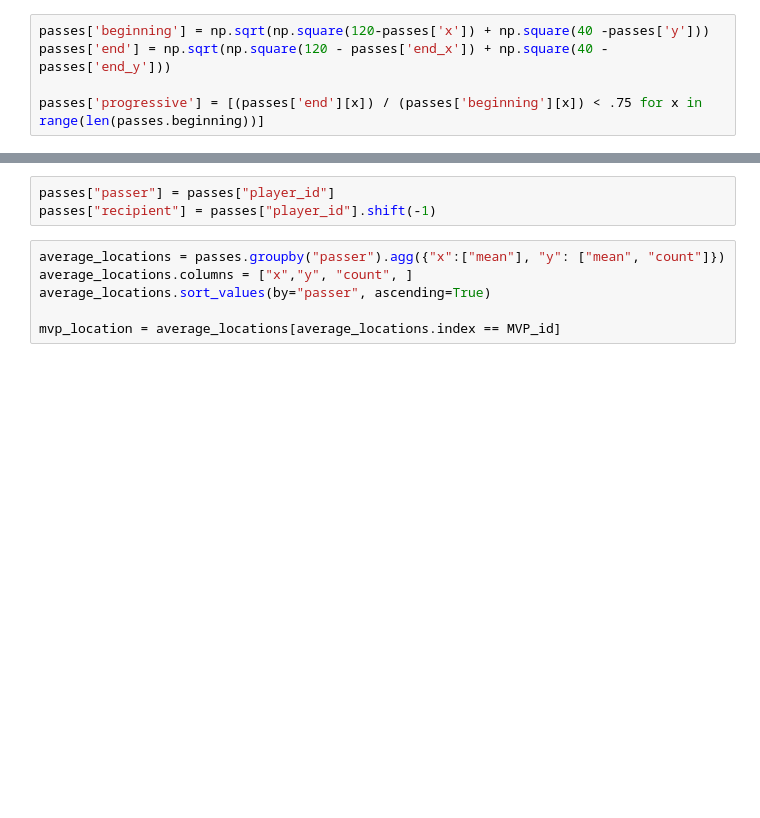
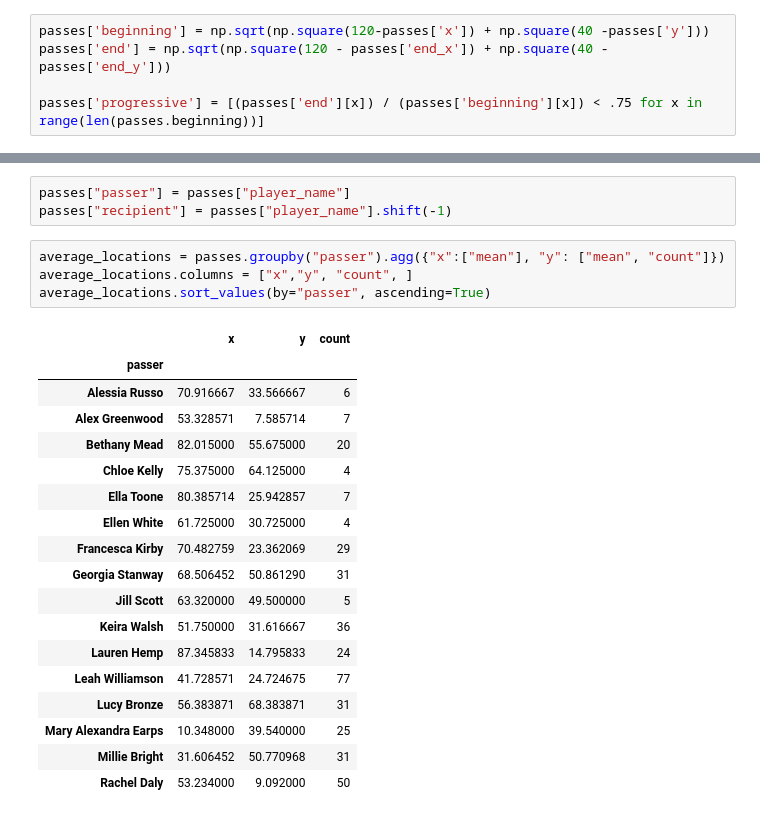
Before and after one commit to AugustSteff/Data-Analysis-in-football, a Jupyter notebook: Womens_euro_2022_analysis/Match_Reports/Match_Report_Beth_Mead_vs_Sweden.ipynb, the cells around one changed output, grey strips where cells are left out. Saved outputs shown, nothing was run; the diff lists cells and outputs as text; blank space fills up the shorter version.

```diff
--- a/Womens_euro_2022_analysis/Match_Reports/Match_Report_Beth_Mead_vs_Sweden.ipynb
+++ b/Womens_euro_2022_analysis/Match_Reports/Match_Report_Beth_Mead_vs_Sweden.ipynb
@@ -191,9 +149,26 @@ countClearance = Clearance.shape[0]
 # %%
-passes["passer"] = passes["player_id"]
-passes["recipient"] = passes["player_id"].shift(-1)
+passes["passer"] = passes["player_name"]
+passes["recipient"] = passes["player_name"].shift(-1)
 # %%
 average_locations = passes.groupby("passer").agg({"x":["mean"], "y": ["mean", "count"]})
 average_locations.columns = ["x","y", "count", ]
 average_locations.sort_values(by="passer", ascending=True)
-
-mvp_location = average_locations[average_locations.index == MVP_id]
+# %% [output]
+|  | x | y | count |
+| passer |  |  |  |
+| Alessia Russo | 70.916667 | 33.566667 | 6 |
+| Alex Greenwood | 53.328571 | 7.585714 | 7 |
+| Bethany Mead | 82.015000 | 55.675000 | 20 |
+| Chloe Kelly | 75.375000 | 64.125000 | 4 |
+| Ella Toone | 80.385714 | 25.942857 | 7 |
+| Ellen White | 61.725000 | 30.725000 | 4 |
+| Francesca Kirby | 70.482759 | 23.362069 | 29 |
+| Georgia Stanway | 68.506452 | 50.861290 | 31 |
+| Jill Scott | 63.320000 | 49.500000 | 5 |
+| Keira Walsh | 51.750000 | 31.616667 | 36 |
+| Lauren Hemp | 87.345833 | 14.795833 | 24 |
+| Leah Williamson | 41.728571 | 24.724675 | 77 |
+| Lucy Bronze | 56.383871 | 68.383871 | 31 |
+| Mary Alexandra Earps | 10.348000 | 39.540000 | 25 |
+| Millie Bright | 31.606452 | 50.770968 | 31 |
+| Rachel Daly | 53.234000 | 9.092000 | 50 |
```
Also changed, not shown: parts of 11 cells of this notebook, 4 other files.
